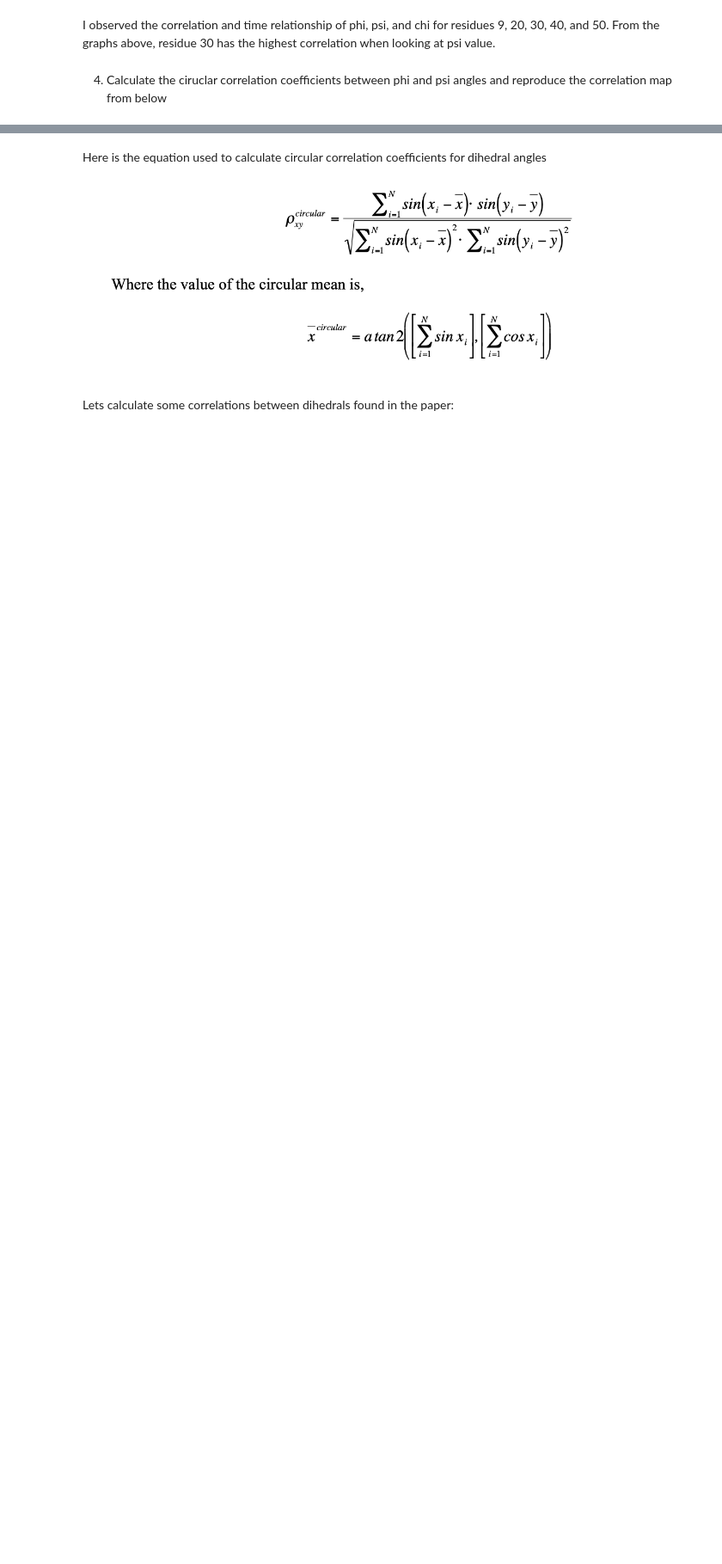
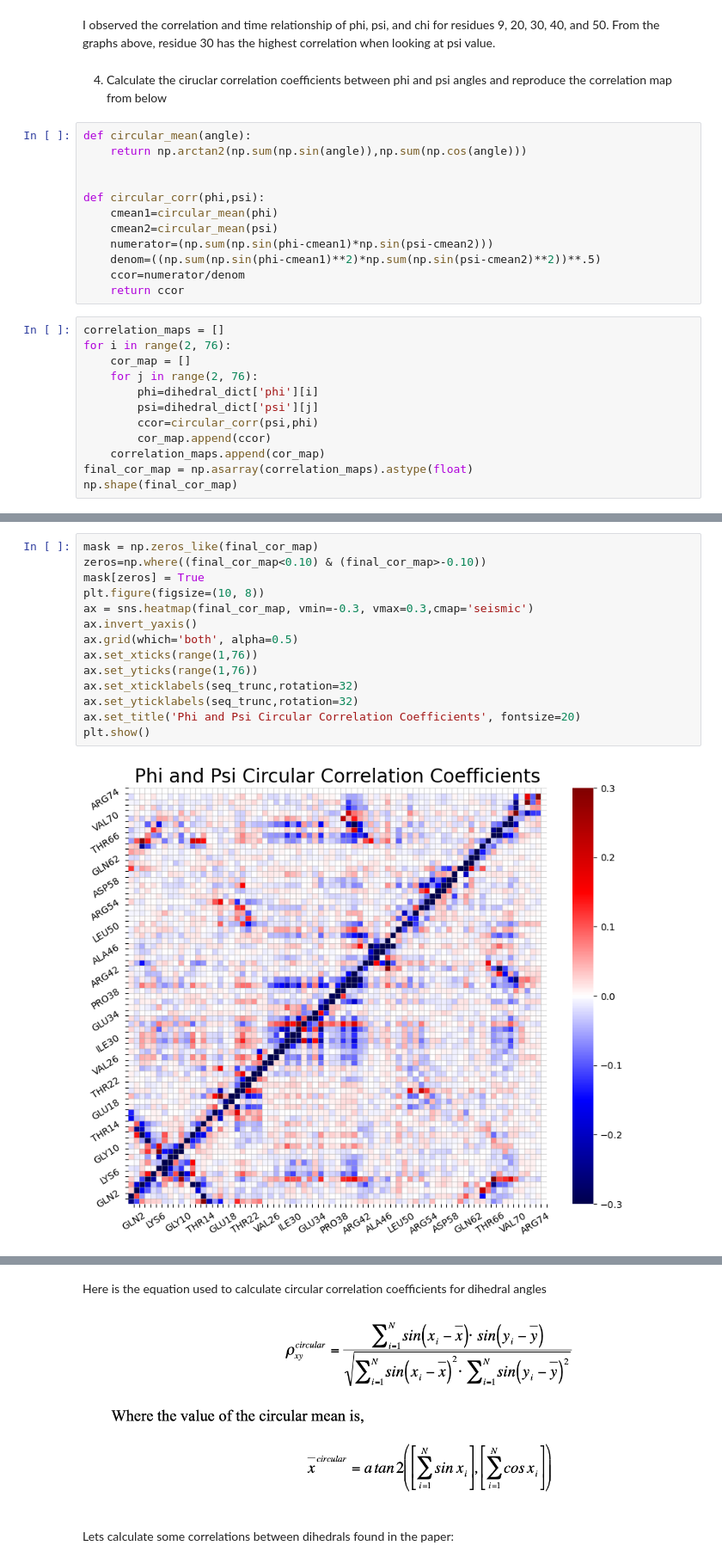
Before and after one commit to mkim-chem/CHEM101.6, a Jupyter notebook: CHEM101.6_Project3_UBQ_Students (1).ipynb, the cells around one changed output, grey strips where cells are left out. Shown at 86% size. Saved outputs shown, nothing was run; the diff lists cells and outputs as text; blank space fills up the shorter version.

```diff
--- a/CHEM101.6_Project3_UBQ_Students (1).ipynb
+++ b/CHEM101.6_Project3_UBQ_Students (1).ipynb
@@ -682,3 +682,27 @@ plt.show()
 I observed the correlation and time relationship of phi, psi, and chi for residues 9, 20, 30, 40, and 50. From the graphs above, residue 30 has the highest correlation when looking at psi value.
 # %% [markdown]
 4) Calculate the ciruclar correlation coefficients between phi and psi angles and reproduce the correlation map from below
+# %%
+def circular_mean(angle):
+    return np.arctan2(np.sum(np.sin(angle)),np.sum(np.cos(angle)))
+
+
+def circular_corr(phi,psi):
+    cmean1=circular_mean(phi)
+    cmean2=circular_mean(psi)
+    numerator=(np.sum(np.sin(phi-cmean1)*np.sin(psi-cmean2)))
+    denom=((np.sum(np.sin(phi-cmean1)**2)*np.sum(np.sin(psi-cmean2)**2))**.5)
+    ccor=numerator/denom
+    return ccor
+# %%
+correlation_maps = []
+for i in range(2, 76):
+    cor_map = []
+    for j in range(2, 76):
+        phi=dihedral_dict['phi'][i]
+        psi=dihedral_dict['psi'][j]
+        ccor=circular_corr(psi,phi)
+        cor_map.append(ccor)
+    correlation_maps.append(cor_map)
+final_cor_map = np.asarray(correlation_maps).astype(float)
+np.shape(final_cor_map)
@@ -684,0 +711,16 @@ I observed the correlation and time relationship of phi, psi, and chi for residu
+# %%
+mask = np.zeros_like(final_cor_map)
+zeros=np.where((final_cor_map<0.10) & (final_cor_map>-0.10))
+mask[zeros] = True
+plt.figure(figsize=(10, 8))
+ax = sns.heatmap(final_cor_map, vmin=-0.3, vmax=0.3,cmap='seismic')
+ax.invert_yaxis()
+ax.grid(which='both', alpha=0.5)
+ax.set_xticks(range(1,76))
+ax.set_yticks(range(1,76))
+ax.set_xticklabels(seq_trunc,rotation=32)
+ax.set_yticklabels(seq_trunc,rotation=32)
+ax.set_title('Phi and Psi Circular Correlation Coefficients', fontsize=20)
+plt.show()
+# %% [output]
+[figure, added]
```
Also changed, not shown: parts of 2 cells of this notebook.
